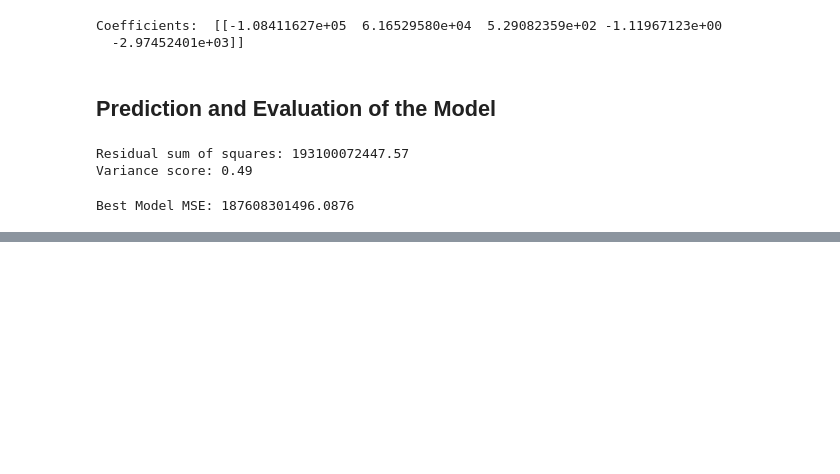
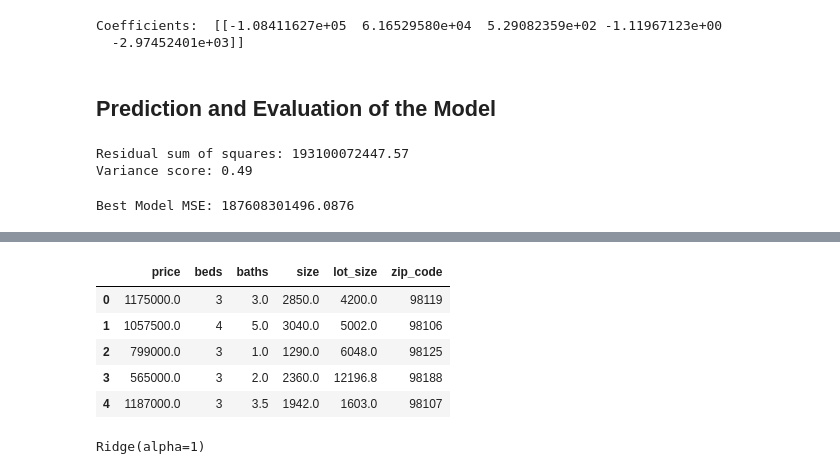
Before and after one commit to MedCoder001/Seattle_Home_Prices_Prediction, a Jupyter notebook: Seattle_Home_Prices_Prediction.ipynb, the cells around one changed output, grey strips where cells are left out. Drawn from its saved outputs; the diff is of its cells as text; code cells hidden in the pictures; blank space fills up the shorter version.

```diff
--- a/Seattle_Home_Prices_Prediction.ipynb
+++ b/Seattle_Home_Prices_Prediction.ipynb
@@ -483,0 +522,10 @@ Name: price, dtype: float64
+# %%
+df_test1 = df_test[['price', 'beds', 'baths', 'size', 'lot_size', 'zip_code']]
+df_test1.head()
+# %% [output]
+|  | price | beds | baths | size | lot_size | zip_code |
+| 0 | 1175000.0 | 3 | 3.0 | 2850.0 | 4200.0 | 98119 |
+| 1 | 1057500.0 | 4 | 5.0 | 3040.0 | 5002.0 | 98106 |
+| 2 | 799000.0 | 3 | 1.0 | 1290.0 | 6048.0 | 98125 |
+| 3 | 565000.0 | 3 | 2.0 | 2360.0 | 12196.8 | 98188 |
+| 4 | 1187000.0 | 3 | 3.5 | 1942.0 | 1603.0 | 98107 |
@@ -483,0 +542,6 @@ Name: price, dtype: float64
+# %%
+RidgeModel = Ridge(alpha=1) # alpha is the regularization parameter and it is set to 1
+
+RidgeModel.fit(df_train1_pf, df_train_y)
+# %% [output]
+Ridge(alpha=1)
```
Also changed, not shown: parts of 15 cells of this notebook.
